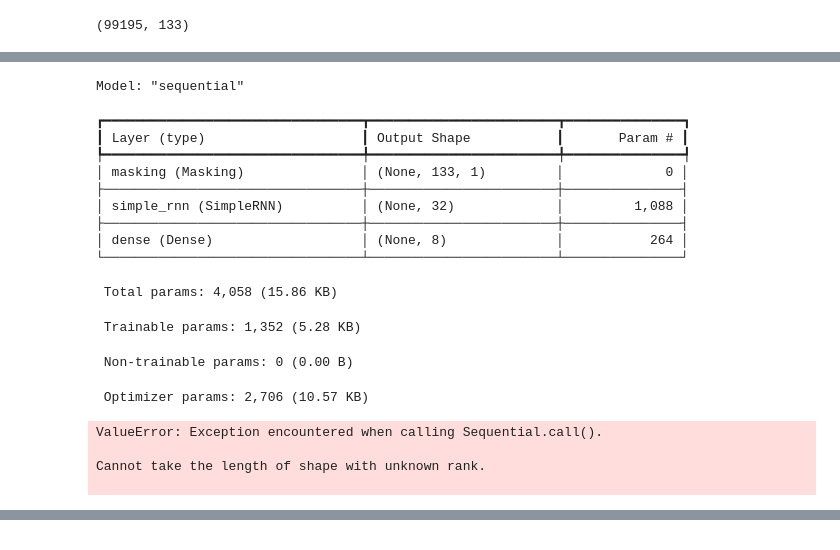
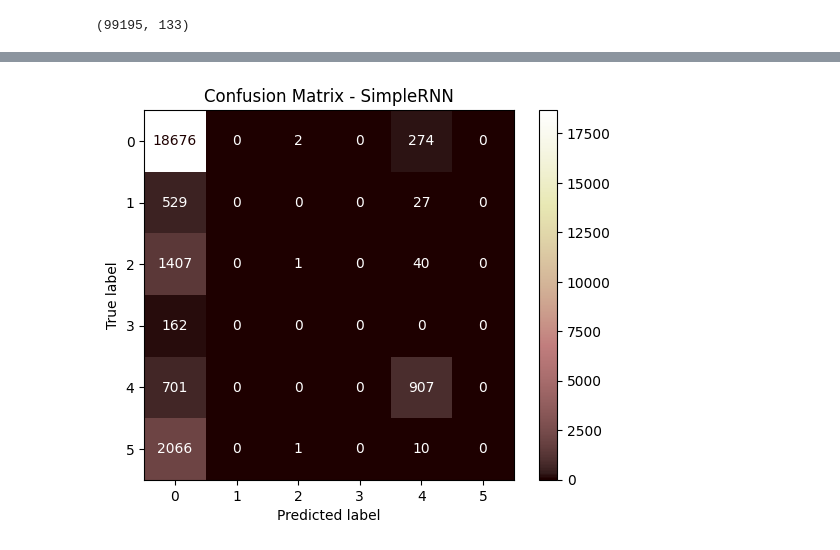
Before and after one commit to arilui/EKGenie, a Jupyter notebook: RNN.ipynb, the cells around one changed output, grey strips where cells are left out. Saved outputs shown, nothing was run; the diff lists cells and outputs as text; code cells hidden in the pictures.

Commit message:
added confusion matrices and label remapping

```diff
--- a/RNN.ipynb
+++ b/RNN.ipynb
@@ -10,6 +10,12 @@ import tensorflow as tf
 from tensorflow.keras.models import Sequential
 from tensorflow.keras.layers import SimpleRNN, Dense, Masking
 from tensorflow.keras.utils import to_categorical
+import numpy as np
+
+# Remap labels: 6 → 0 (Normal), 7 → 5 (Abnormal)
+y_train = y_train.replace({6: 0, 7: 5})
+y_test = y_test.replace({6: 0, 7: 5})
+
 
 # Reshape input for RNN: (samples, timesteps, features)
 # Here, treat each row as a sequence of 188 timesteps with 1 feature per timestep
@@ -20,6 +26,7 @@ X_test_rnn = X_test.values.reshape((X_test.shape[0], X_test.shape[1], 1))
 num_classes = int(max(y_train.max(), y_test.max())) + 1
 y_train_cat = to_categorical(y_train, num_classes=num_classes)
 y_test_cat = to_categorical(y_test, num_classes=num_classes)
+
 
 # Build RNN model
 model = Sequential([
@@ -112,25 +80,17 @@ Epoch 10/10
-# %%
-history.model.summary()
-# %% [output]
-Model: "sequential"
-┏━━━━━━━━━━━━━━━━━━━━━━━━━━━━━━━━━┳━━━━━━━━━━━━━━━━━━━━━━━━┳━━━━━━━━━━━━━━━┓
-┃ Layer (type)                    ┃ Output Shape           ┃       Param # ┃
-┡━━━━━━━━━━━━━━━━━━━━━━━━━━━━━━━━━╇━━━━━━━━━━━━━━━━━━━━━━━━╇━━━━━━━━━━━━━━━┩
-│ masking (Masking)               │ (None, 133, 1)         │             0 │
-├─────────────────────────────────┼────────────────────────┼───────────────┤
-│ simple_rnn (SimpleRNN)          │ (None, 32)             │         1,088 │
-├─────────────────────────────────┼────────────────────────┼───────────────┤
-│ dense (Dense)                   │ (None, 8)              │           264 │
-└─────────────────────────────────┴────────────────────────┴───────────────┘
- Total params: 4,058 (15.86 KB)
- Trainable params: 1,352 (5.28 KB)
- Non-trainable params: 0 (0.00 B)
- Optimizer params: 2,706 (10.57 KB)
-# %%
-loss, accuracy = lstm_model.evaluate(X_test, y_test_cat)
-print(f"Test Accuracy: {accuracy:.4f}")
-# %% [output]
-ValueError: Exception encountered when calling Sequential.call().
-
-Cannot take the length of shape with unknown rank.
-
+# %%
+from sklearn.metrics import confusion_matrix, ConfusionMatrixDisplay
+import numpy as np
+import matplotlib.pyplot as plt
+
+# Predict class labels
+y_pred_prob = model.predict(X_test_rnn)
+y_pred = np.argmax(y_pred_prob, axis=1)
+y_true = y_test.astype(int)
+
+# Create and display the confusion matrix
+cm = confusion_matrix(y_true, y_pred)
+disp = ConfusionMatrixDisplay(confusion_matrix=cm)
+disp.plot(cmap='pink')  # Set color scheme to pink
+plt.title("Confusion Matrix - SimpleRNN")
+plt.show()
+# %% [output]
@@ -136,0 +98 @@ Cannot take the length of shape with unknown rank.
+[figure, added]
```
Also changed, not shown: parts of 4 cells of this notebook, 1 other file.
